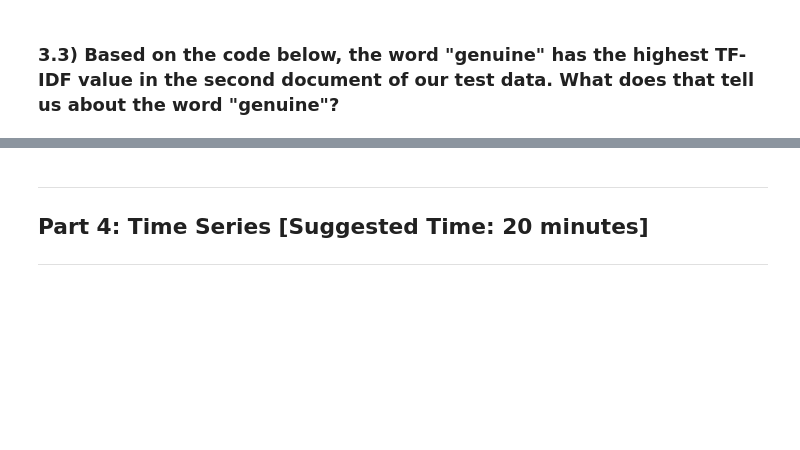
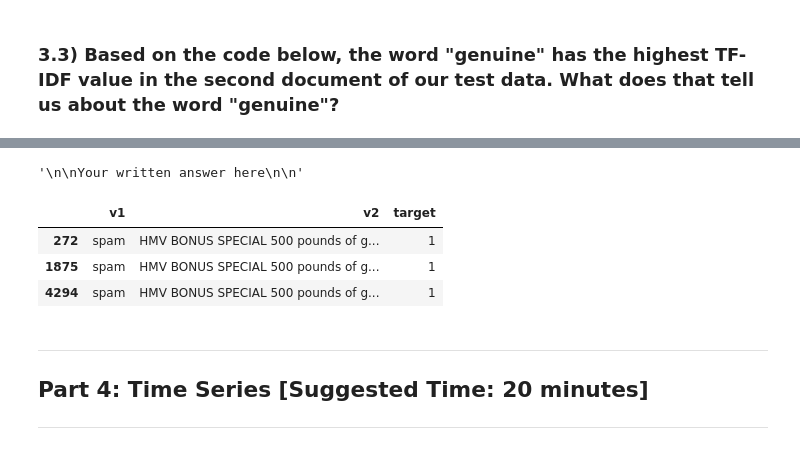
Before and after one commit to learn-co-students/module-4-code-challenge-round-1-nyc-ds-033020-mod-4-code-challenge-1591883766, a Jupyter notebook: index.ipynb, the cells around one changed output, grey strips where cells are left out. Saved outputs shown, nothing was run; the diff lists cells and outputs as text; code cells hidden in the pictures; blank space fills up the shorter version.

```diff
--- a/index.ipynb
+++ b/index.ipynb
@@ -353,0 +423,19 @@ Your written answer here
+# %%
+"""
+
+Your written answer here
+
+"""
+
+# The goal of the TF-IDF is to assign 'weights' or importance to each feature (word).
+# in the IDF the denominator is the number of documents which have that specific term in it(genuine),
+# this means that if a word is infrequent the resulting value will be high signifying importance and relevance
+# %% [output]
+'\n\nYour written answer here\n\n'
+# %%
+df_messages[df_messages.v2.str.find('genuine') != -1]
+# %% [output]
+|  | v1 | v2 | target |
+| 272 | spam | HMV BONUS SPECIAL 500 pounds of g... | 1 |
+| 1875 | spam | HMV BONUS SPECIAL 500 pounds of g... | 1 |
+| 4294 | spam | HMV BONUS SPECIAL 500 pounds of g... | 1 |
```
Also changed, not shown: parts of 32 cells of this notebook.
